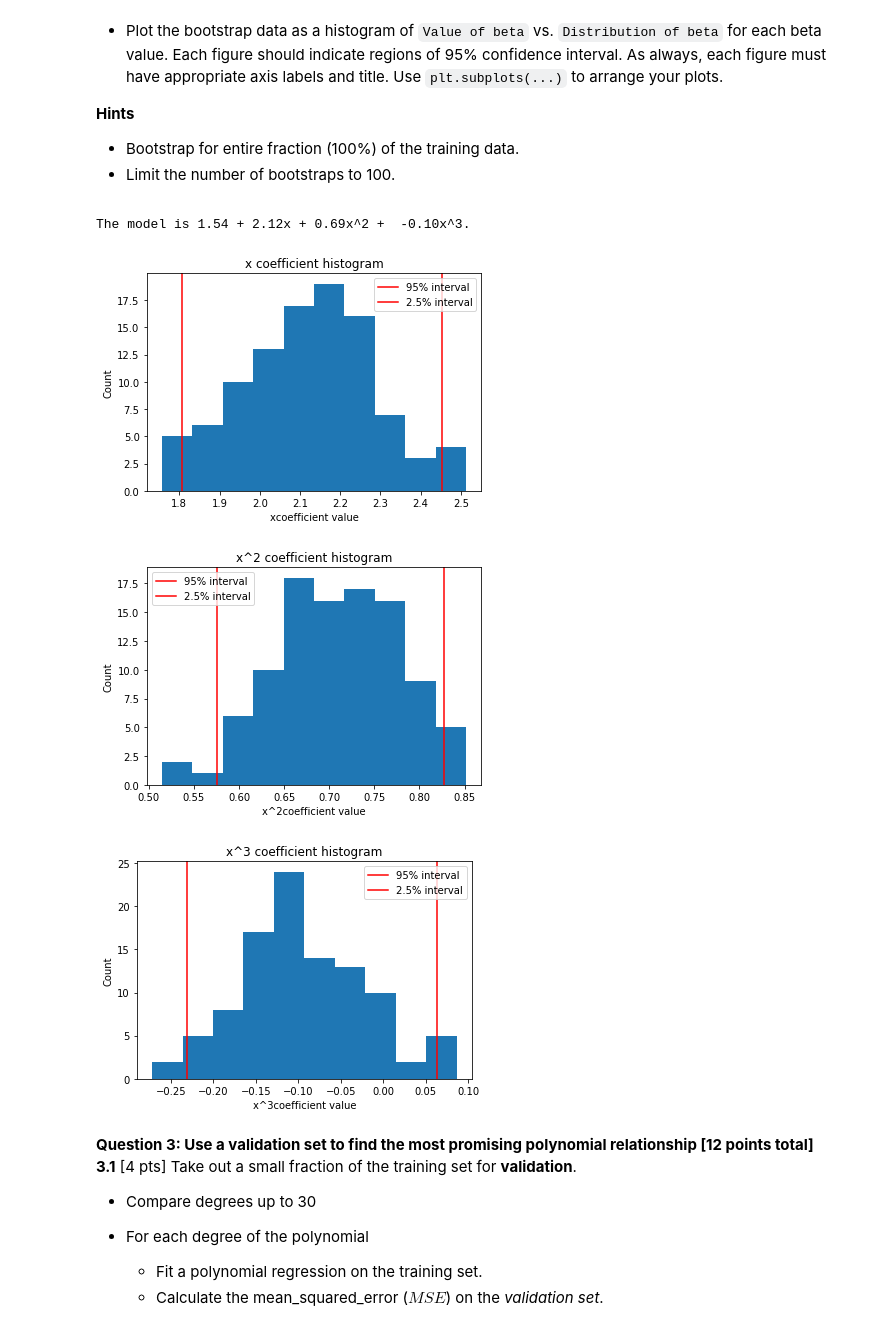
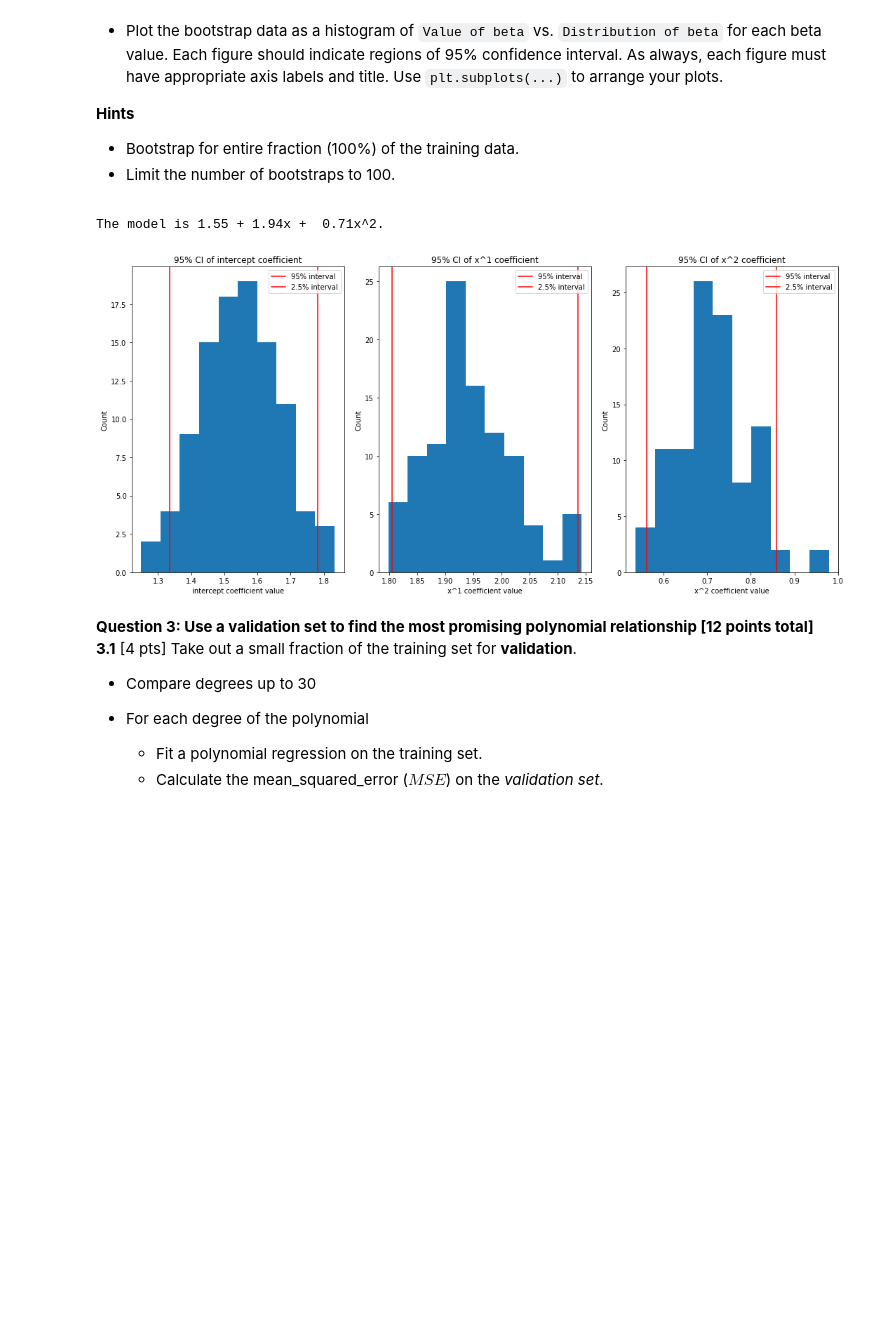
Before and after one commit to llittle/cs209a, a Jupyter notebook: HW3/cs109a_hw3.ipynb, the cells around one changed output. Saved outputs shown, nothing was run; the diff lists cells and outputs as text; code cells hidden in the pictures; blank space fills up the shorter version.

```diff
--- a/HW3/cs109a_hw3.ipynb
+++ b/HW3/cs109a_hw3.ipynb
@@ -166,0 +205,6 @@ best_mse_dict = {}
+# %%
+guess_degree = 2
+
+guess_model = bacteria_model(guess_degree, problem_num = "2.1",
+                             x_train = train[["Spreading_factor"]],
+                             y_train = train["Perc_population"])
@@ -207,6 +215,0 @@ def bacteria_model(guess_degree, problem_num = None, x_train = None, y_train = N
-# %%
-guess_degree = 3
-
-guess_model = bacteria_model(guess_degree, problem_num = "2.1",
-                             x_train = train[["Spreading_factor"]],
-                             y_train = train["Perc_population"])
@@ -230,52 +232,54 @@ The MSE is 2.65.
  </div>
 # %%
 co = guess_model.coef_
-print(f"The model is {guess_model.intercept_:.2f} + {co[1]:.2f}x + {co[2]:.2f}x^2 +  {co[3]:.2f}x^3.")
+#print(f"The model is {guess_model.intercept_:.2f} + {co[0]:.2f}x + {co[1]:.2f}x^2 +  {co[2]:.2f}x^3.")
+print(f"The model is {co[0]:.2f} + {co[1]:.2f}x +  {co[2]:.2f}x^2.")
 # %% [output]
-The model is 1.54 + 2.12x + 0.69x^2 +  -0.10x^3.
+The model is 1.55 + 1.94x +  0.71x^2.
 # %%
 def bootstrap(df):
     selectionIndex = np.random.randint(df.shape[0], size = df.shape[0])
     new_df = df.iloc[selectionIndex]
     return new_df
 # %%
+coef_0_lst = []
 coef_1_lst = []
 coef_2_lst = []
-coef_3_lst = []
 
 for i in range(100):
     new_df = bootstrap(train)
     x = new_df[["Spreading_factor"]]
     y = new_df["Perc_population"]
     x_poly = PolynomialFeatures(degree=guess_degree).fit_transform(x)
 
-    polymodel = LinearRegression()
+    polymodel = LinearRegression(fit_intercept=False)
     polymodel.fit(x_poly, y)
 
+    coef_0_lst.append(polymodel.coef_[0])
     coef_1_lst.append(polymodel.coef_[1])
     coef_2_lst.append(polymodel.coef_[2])
-    coef_3_lst.append(polymodel.coef_[3])
 
-def coef_analyze(coef_lst, name):
+fig, ax = plt.subplots(1,3, figsize = (15,7))
+
+for i, entry in enumerate([[coef_0_lst, "intercept"], [coef_1_lst, "x^1"], [coef_2_lst, "x^2"]]):
+    coef_lst = entry[0]
+    name = entry[1]
+
     coef_lst.sort()
     coef_CI = (np.percentile(coef_lst,2.5),np.percentile(coef_lst,97.5))
 
-    fig, ax = plt.subplots()
-    ax.hist(coef_lst)
-    ax.axvline(coef_CI[1], 0, 1, color = 'r', label = '95% interval')
-    ax.axvline(coef_CI[0], 0, 1, color = 'red', label = '2.5% interval')
-    ax.legend()
-    ax.set_title(f"{name} coefficient histogram")
-    ax.set_xlabel(f"{name}coefficient value")
-    ax.set_ylabel("Count")
+    ax[i].hist(coef_lst)
+    ax[i].axvline(coef_CI[1], 0, 1, color = 'r', label = '95% interval')
+    ax[i].axvline(coef_CI[0], 0, 1, color = 'red', label = '2.5% interval')
+    ax[i].legend()
+    ax[i].set_title(f"95% CI of {name} coefficient")
+    ax[i].set_xlabel(f"{name} coefficient value")
+    ax[i].set_ylabel("Count")
 
-coef_analyze(coef_1_lst, "x")
-coef_analyze(coef_2_lst, "x^2")
-coef_analyze(coef_3_lst, "x^3")
+fig.tight_layout()
+fig.show()
 # %% [output]
-[figure, old version]
+[figure, new version]
-[figure, removed]
-[figure, removed]
 # %% [markdown]
 <div class='exercise'><b> Question 3:   Use a validation set to find the most promising polynomial relationship [12 points total]</b>
 
```
Also changed, not shown: parts of 36 cells of this notebook, 1 other file.
